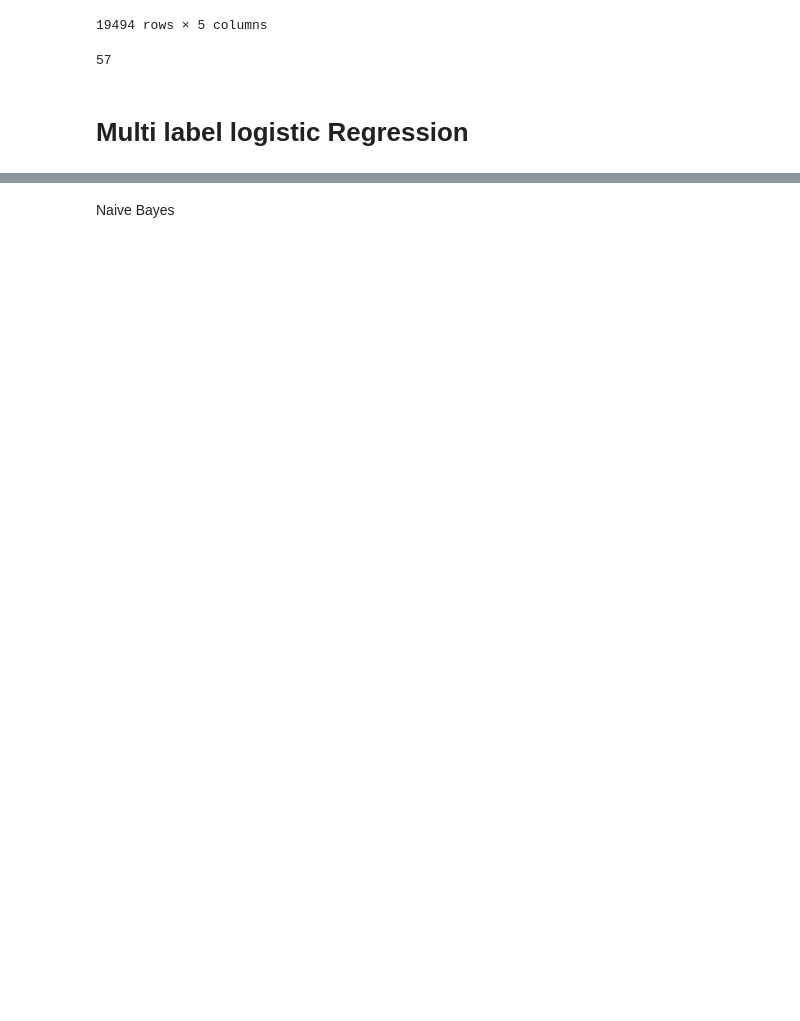
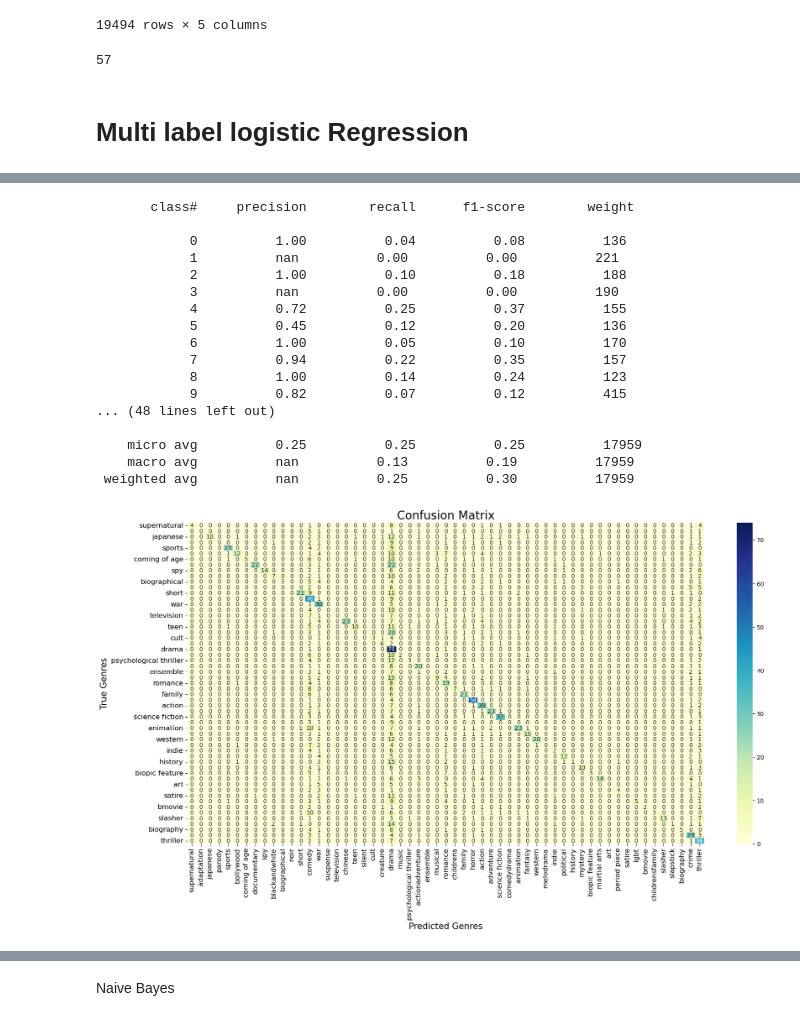
Before and after one commit to MatthiasRemta/NLP_Project, a Jupyter notebook: Logistic_Regression_try_balanced.ipynb, the cells around one changed output, grey strips where cells are left out. Saved outputs shown, nothing was run; the diff lists cells and outputs as text; code cells hidden in the pictures; blank space fills up the shorter version.

```diff
--- a/Logistic_Regression_try_balanced.ipynb
+++ b/Logistic_Regression_try_balanced.ipynb
@@ -253,0 +306,42 @@ f.merge(df, left_index=True, how='left', right_index=True)
+# %%
+conf_mat,normal_conf_mat = mlcm.cm(label_true,label_pred,False)
+
+one_vs_rest = mlcm.stats(conf_mat,False)
+
+colnames = unique_genre + ['NPL']
+rownames = unique_genre + ['NTL']
+
+
+#make dataframe from confusion matrix
+df_confusion = pd.DataFrame(normal_conf_mat, columns=colnames, index=rownames)
+df_confusion.drop('NTL', inplace=True)
+df_confusion.drop('NPL', axis=1, inplace=True)
+
+#plot df_confusion
+plt.figure(figsize = (20,10))
+sns.heatmap(df_confusion, annot=True, cmap="YlGnBu")
+plt.title('Confusion Matrix', fontsize=20)
+plt.xlabel('Predicted Genres', fontsize=15)
+plt.ylabel('True Genres', fontsize=15)
+plt.xticks(fontsize=12)
+plt.yticks(fontsize=12)
+plt.show()
+# %% [output]
+       class#     precision        recall      f1-score        weight
+
+            0          1.00          0.04          0.08          136
+            1          nan          0.00          0.00          221
+            2          1.00          0.10          0.18          188
+            3          nan          0.00          0.00          190
+            4          0.72          0.25          0.37          155
+            5          0.45          0.12          0.20          136
+            6          1.00          0.05          0.10          170
+            7          0.94          0.22          0.35          157
+            8          1.00          0.14          0.24          123
+            9          0.82          0.07          0.12          415
+... (48 lines left out)
+
+    micro avg          0.25          0.25          0.25          17959
+    macro avg          nan          0.13          0.19          17959
+ weighted avg          nan          0.25          0.30          17959
+[figure, added]
```
Also changed, not shown: parts of 13 cells of this notebook.
